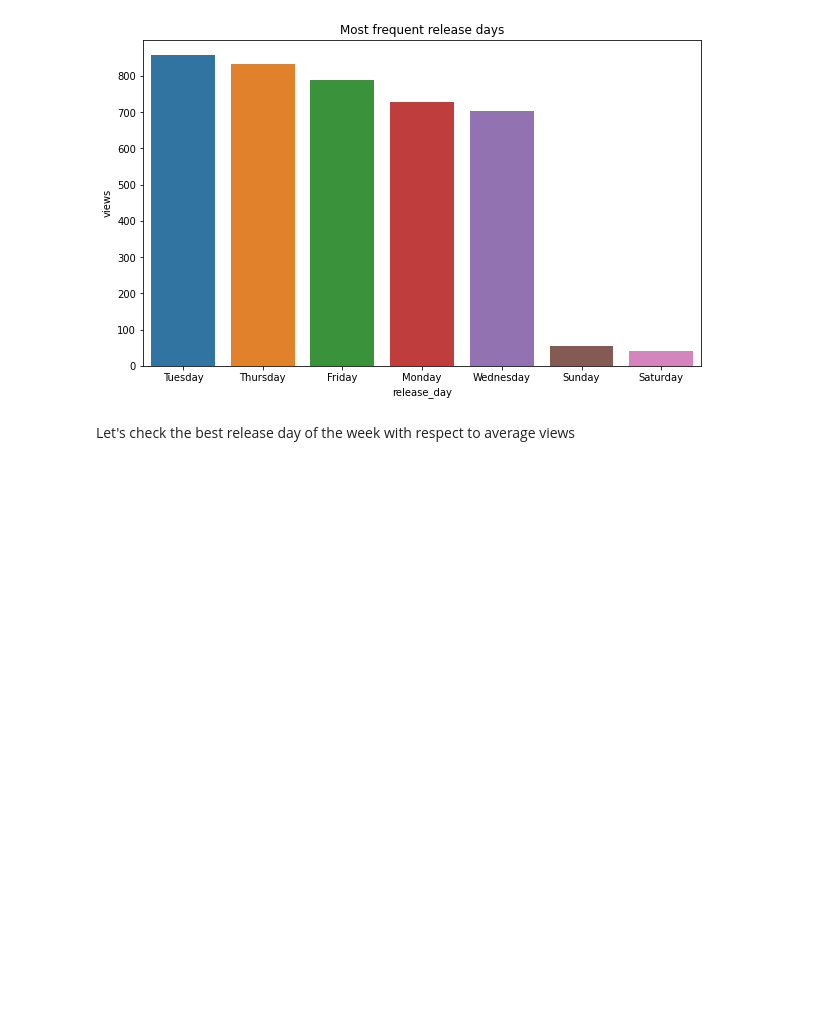
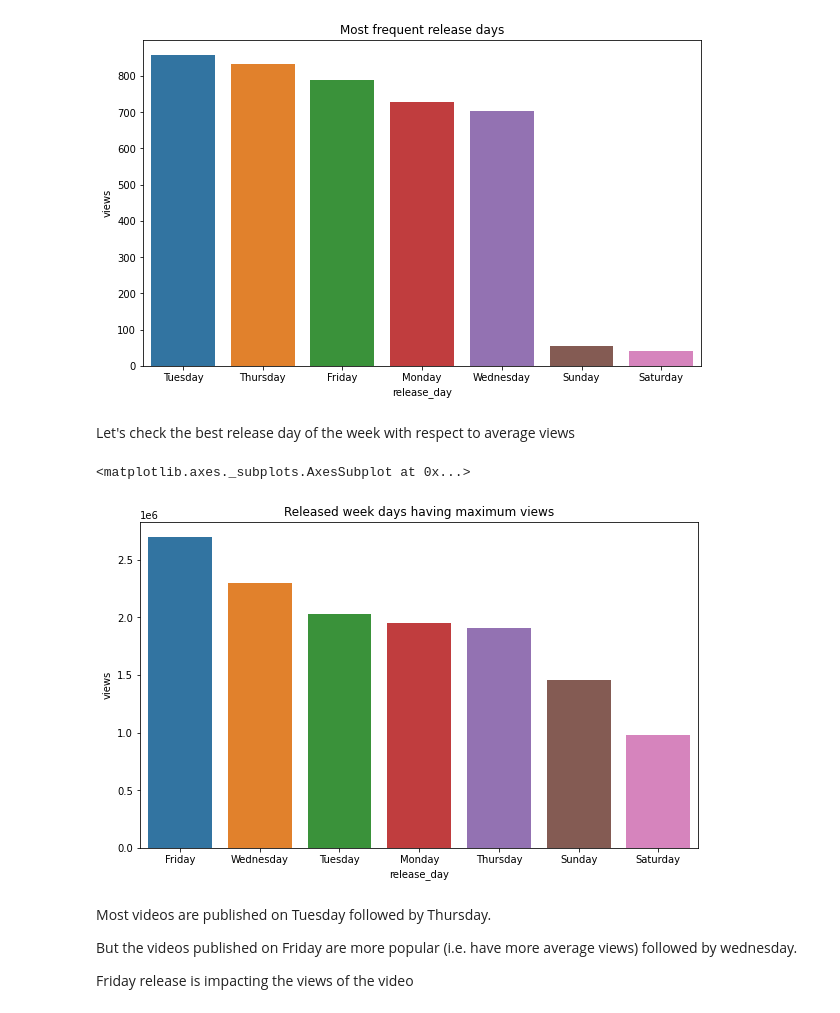
Before and after one commit to Gayatri-Surapaneni/Ted-Talks-Views-Prediction-ML, a Jupyter notebook: Copy_of_Ted_Talk_Views_Prediction_ML_Project_Gayatri_S.ipynb, the cells around one changed output. Saved outputs shown, nothing was run; the diff lists cells and outputs as text; code cells hidden in the pictures; blank space fills up the shorter version.

```diff
--- a/Copy_of_Ted_Talk_Views_Prediction_ML_Project_Gayatri_S.ipynb
+++ b/Copy_of_Ted_Talk_Views_Prediction_ML_Project_Gayatri_S.ipynb
@@ -394,3 +394,20 @@ Text(0.5, 1.0, 'Most frequent release days')
 [figure]
 # %% [markdown]
 Let's check the best release day of the week with respect to average views
+# %%
+pop_rel_day=df[['release_day','views']].groupby('release_day').agg({'views' : 'mean'})
+pop_rel_day=pop_rel_day.sort_values('views',ascending=False)
+pop_rel_day.reset_index(inplace=True)
+# %%
+plt.figure(figsize=(10,6))
+plt.title('Released week days having maximum views')
+sns.barplot(x='release_day',y='views',data=pop_rel_day)
+# %% [output]
+<matplotlib.axes._subplots.AxesSubplot at 0x...>
+[figure, added]
+# %% [markdown]
+Most videos are published on Tuesday followed by Thursday.
+
+But the videos published on Friday are more popular (i.e. have more average views) followed by wednesday.
+
+Friday release is impacting the views of the video
```
Also changed, not shown: parts of 27 cells of this notebook.
